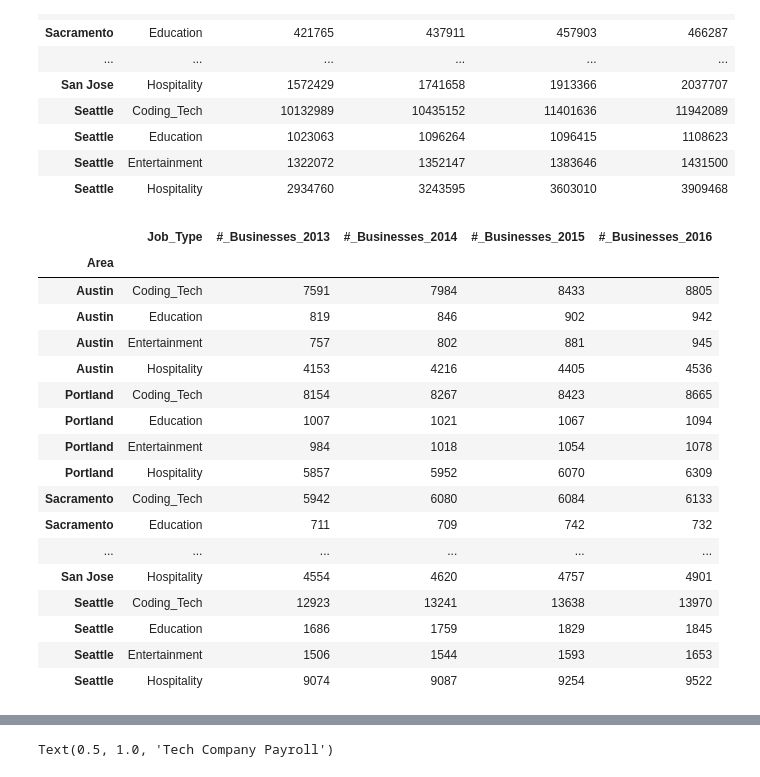
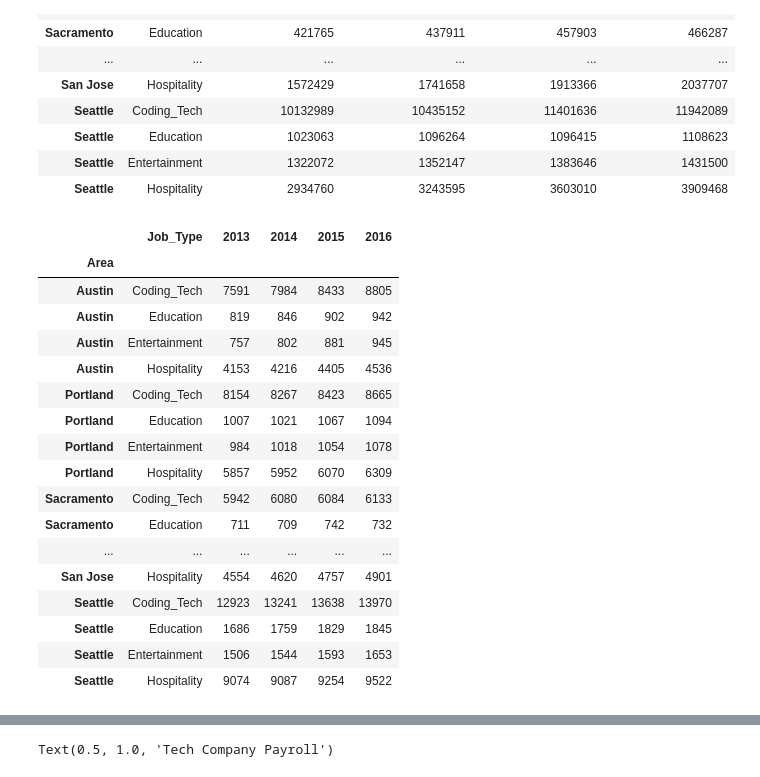
Before and after one commit to mrcjbf/project-one-repo, a Jupyter notebook: NotebooksAndData/cmac_census.ipynb, the cells around one changed output, grey strips where cells are left out. Saved outputs shown, nothing was run; the diff lists cells and outputs as text; code cells hidden in the pictures.

```diff
--- a/NotebooksAndData/cmac_census.ipynb
+++ b/NotebooksAndData/cmac_census.ipynb
@@ -240,11 +210,13 @@ payroll
 | Seattle | Entertainment | 1322072 | 1352147 | 1383646 | 1431500 |
 | Seattle | Hospitality | 2934760 | 3243595 | 3603010 | 3909468 |
 # %%
+#Just look at businesses data
 businesses = merge_all.drop(columns = {"Annual Payroll_2013","Annual Payroll_2014","Annual Payroll_2015","Annual Payroll_2016"})
 businesses=businesses[["Job_Type","#_Businesses_2013","#_Businesses_2014","#_Businesses_2015","#_Businesses_2016"]]
+businesses=businesses.rename(columns={"#_Businesses_2013":"2013","#_Businesses_2014":"2014","#_Businesses_2015":"2015","#_Businesses_2016":"2016"})
 businesses
 # %% [output]
-|  | Job_Type | #_Businesses_2013 | #_Businesses_2014 | #_Businesses_2015 | #_Businesses_2016 |
+|  | Job_Type | 2013 | 2014 | 2015 | 2016 |
 | Area |  |  |  |  |  |
 | Austin | Coding_Tech | 7591 | 7984 | 8433 | 8805 |
 | Austin | Education | 819 | 846 | 902 | 942 |
```
Also changed, not shown: parts of 9 cells of this notebook, 12 other files.
